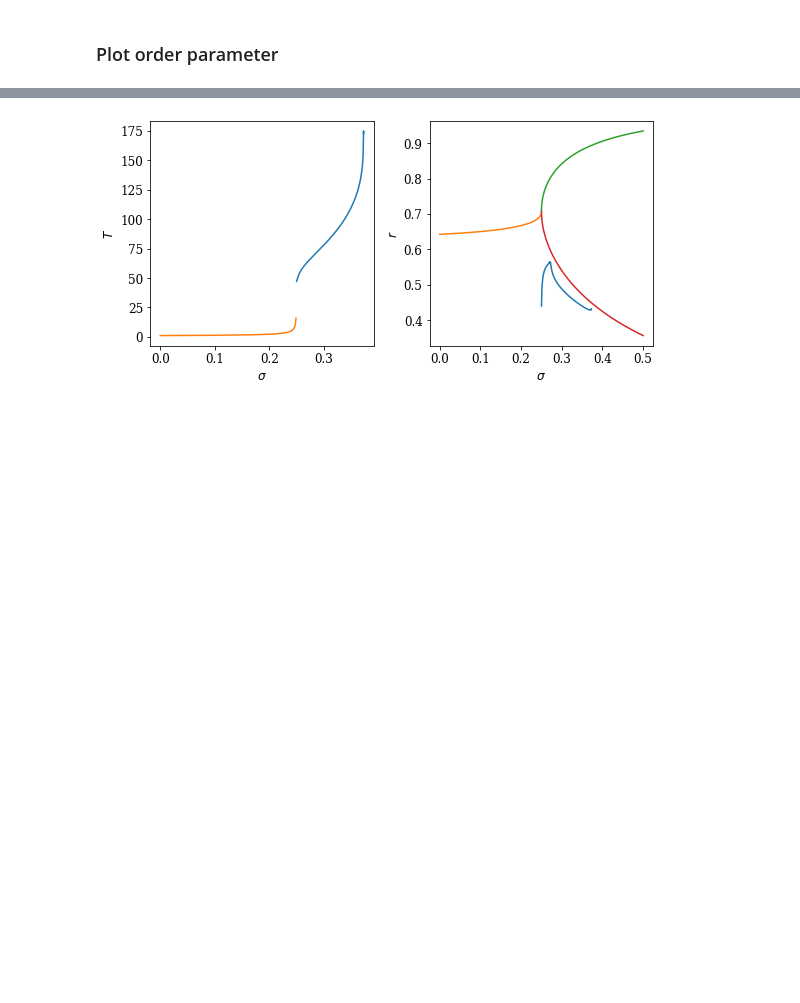
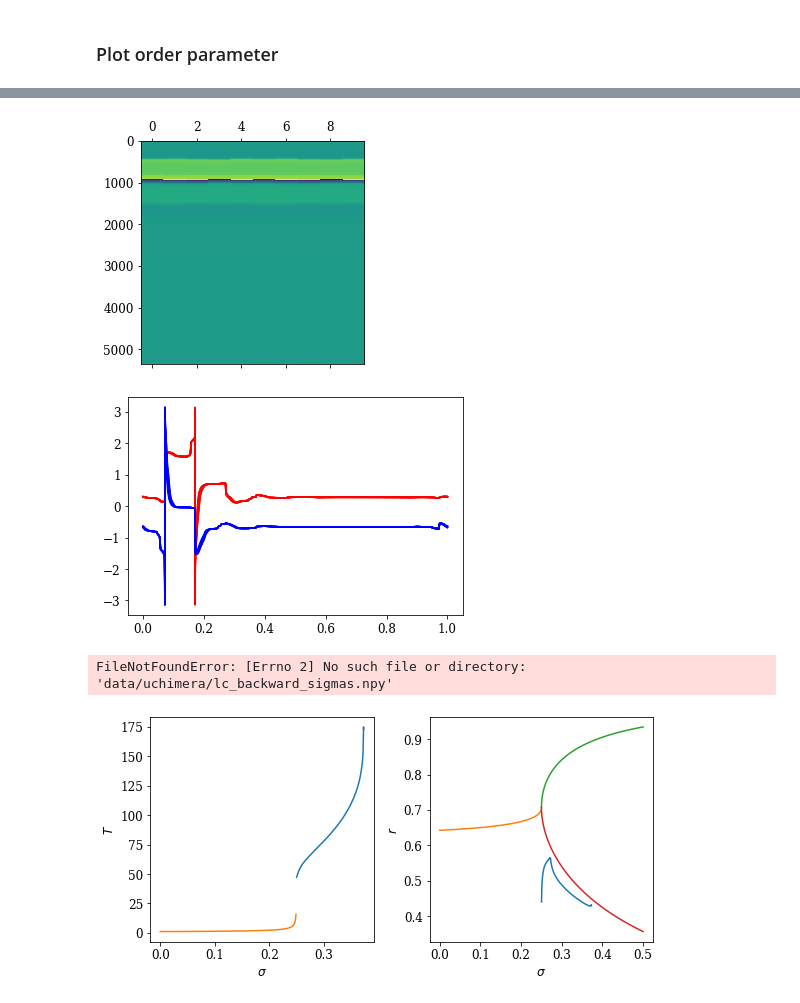
Before and after one commit to znicolaou/snakingoscillators, a Jupyter notebook: lccont.ipynb, the cells around one changed output, grey strips where cells are left out. Cells and saved outputs as stored; diff of their text form; code cells hidden in the pictures; blank space fills up the shorter version.

```diff
--- a/lccont.ipynb
+++ b/lccont.ipynb
@@ -547,3 +561,76 @@ plt.show()
+# %%
+phases=Ys[-1].T.copy()
+phi=np.arctan2(phases[:,3*N:],phases[:,2*N:3*N])
+theta=np.arctan2(phases[:,N:2*N],phases[:,:N])
+
+plt.matshow(np.transpose([np.roll(theta[:,i], 1000-int(len(theta)/N*i)) for i in range(N)]),aspect=len(theta[0])/len(theta))
+plt.show()
+plt.plot(Ts[-1], np.transpose([np.roll(theta[:,i], 1000-int(len(theta)/N*i)) for i in range(N)]),color='red')
+plt.plot(Ts[-1], np.transpose([np.roll(phi[:,i], 1000-int(len(theta)/N*i)) for i in range(N)]),color='blue')
+plt.show()
+# %% [output]
+[figure, added]
+[figure, added]
+# %%
+filebase='data/uchimera/'
+Sigmasf=-np.load(filebase+'lc_forward_sigmas.npy')
+Periodsf=np.load(filebase+'lc_forward_periods.npy')
+Tsf=[]
+Ysf=[]
+for i in range(len(Sigmas)):
+    Tsf.append(np.load(filebase+'lc_forward_times_'+str(i)+'.npy'))
+    Ysf.append(np.load(filebase+'lc_forward_phases_'+str(i)+'.npy'))
+N=int(Ysf[0].shape[0]/4)
+Ordersf=[]
+for i in range(len(Ysf)):
+    phases=Ysf[i].T.copy()
+    phi=np.arctan2(phases[:,3*N:],phases[:,2*N:3*N])
+    theta=np.arctan2(phases[:,N:2*N],phases[:,:N])
+    r=np.abs(np.sum(phases[:,:N]+1j*phases[:,N:2*N],axis=1)+np.sum(phases[:,2*N:3*N]+1j*phases[:,3*N:],axis=1))/(2*N)
+    Ordersf.append(np.sum(r[:-1]*np.diff(Tsf[i])))
+
+Sigmasb=-np.load(filebase+'lc_backward_sigmas.npy')
+Periodsb=np.load(filebase+'lc_backward_periods.npy')
+Tsb=[]
+Ysb=[]
+for i in range(len(Sigmas)):
+    Tsb.append(np.load(filebase+'lc_backward_times_'+str(i)+'.npy'))
+    Ysb.append(np.load(filebase+'lc_backward_phases_'+str(i)+'.npy'))
+N=int(Ysb[0].shape[0]/4)
+Ordersb=[]
+for i in range(len(Ysb)):
+    phases=Ysb[i].T.copy()
+    phi=np.arctan2(phases[:,3*N:],phases[:,2*N:3*N])
+    theta=np.arctan2(phases[:,N:2*N],phases[:,:N])
+    r=np.abs(np.sum(phases[:,:N]+1j*phases[:,N:2*N],axis=1)+np.sum(phases[:,2*N:3*N]+1j*phases[:,3*N:],axis=1))/(2*N)
+    Ordersb.append(np.sum(r[:-1]*np.diff(Tsb[i])))
+
+Sigmas=np.concatenate([np.flip(Sigmasb),Sigmasf])
+Periods=np.concatenate([np.flip(Periodsb),Periodsf])
+Orders=np.concatenate([np.flip(Ordersb),Ordersf])
+
+plt.subplots(1,2,figsize=(8,4))
+plt.subplot(1,2,1)
+plt.xlabel('$\sigma$')
+plt.ylabel('$T$')
+plt.plot(Sigmas,Periods)
+sigmas=np.arange(0,0.25,0.001)
+plt.plot(sigmas,[1/(0.75-2*sigma-4*sigma**2)**0.5 for sigma in sigmas])
+
+plt.subplot(1,2,2)
+plt.xlabel('$\sigma$')
+plt.ylabel('$r$')
+plt.plot(Sigmas,Orders)
+plt.ylim(0,1)
+sigmas=np.arange(0,0.25,0.001)
+plt.plot(sigmas,[np.mean(1/(1+0.25*(1+4*sigma-((1-4*sigma)*(3+4*sigma))**0.5*np.tan(2*np.pi/(0.75-2*sigma-4*sigma**2)**0.5*np.arange(0,100)/100*0.25*((1-4*sigma)*(3+4*sigma))**0.5))**2)**0.5) for sigma in sigmas])
+sigmas=np.arange(0.25,0.5,0.00001)
+plt.plot(sigmas,[(2+2*(1-1/(4*(0.25+sigma)**2))**0.5)**0.5/2 for sigma in sigmas])
+plt.plot(sigmas,[(2-2*(1-1/(4*(0.25+sigma)**2))**0.5)**0.5/2 for sigma in sigmas])
+plt.tight_layout()
+plt.show()
+# %% [output]
+FileNotFoundError: [Errno 2] No such file or directory: 'data/uchimera/lc_backward_sigmas.npy'
 # %%
 Orders=[]
 for i in range(len(Ys)):
```
Also changed, not shown: parts of 6 cells of this notebook, 56 other files.
